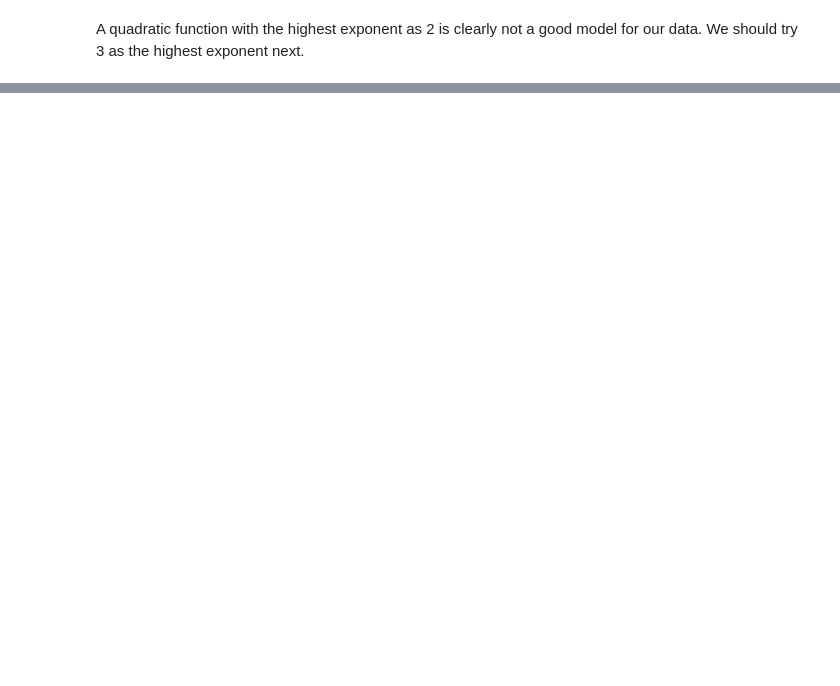
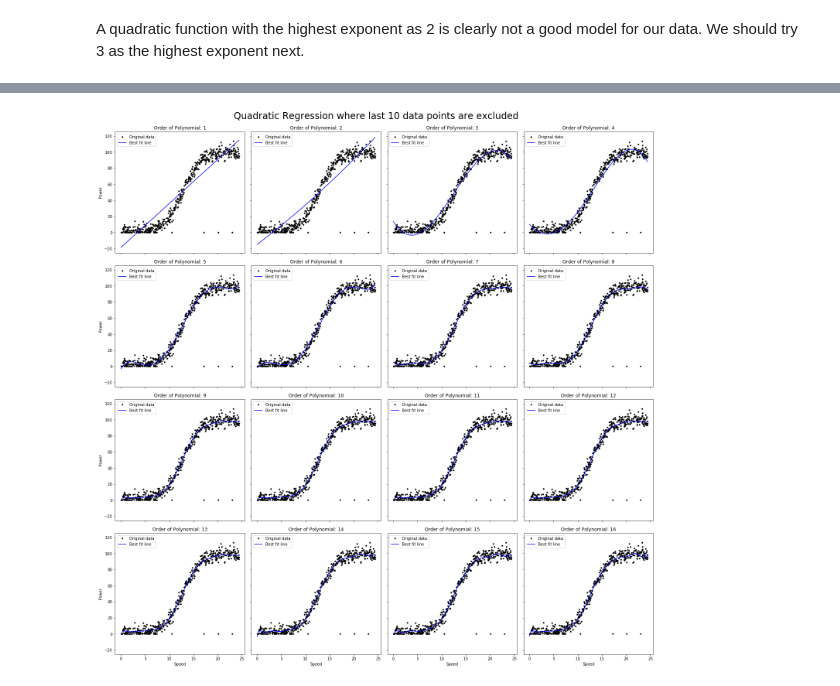
Before and after one commit to ashleycampion/GMIT_fundamentals_of_data_analysis_module, a Jupyter notebook: Project.ipynb, the cells around one changed output, grey strips where cells are left out. Saved outputs shown, nothing was run; the diff lists cells and outputs as text; code cells hidden in the pictures; blank space fills up the shorter version.

```diff
--- a/Project.ipynb
+++ b/Project.ipynb
@@ -192,0 +248,36 @@ Clearly, we have found a strong model for our sample. The only cavet here is tha
+# %%
+#store the cost values for each regression model when excluding last ten data points
+costsWithout = np.empty(0)
+
+ncols = 4
+nrows = ncols
+size = ncols**2
+fig, axes = plt.subplots(nrows=nrows, ncols=ncols, figsize=(20,20), sharex=True, sharey=True, constrained_layout=True)
+axes = axes.flatten()
+for i in range(size):
+    polys = np.empty(500)
+    polys = np.polyfit(df[columns[0]][:490], df[columns[1]][:490], i+1)
+    elements = []
+    for j in range(len(polys)):
+        if j == len(polys)-1:
+            elements.append(df[columns[0]][:490]-df[columns[0]][:490]+polys[j])
+            continue
+        elements.append(polys[j]*df[columns[0]][:490]**(len(polys)-1-j))
+    axes[i].plot(df[columns[0]][:490], df[columns[1]][:490], 'k.', label='Original data')
+    axes[i].plot(df[columns[0]][:490], np.sum(elements, axis=0), 'b-', label='Best fit line')
+    axes[i].set_title(f"Order of Polynomial: {len(polys)-1}")
+    axes[i].legend()
+    if i >= size - ncols:
+        axes[i].set_xlabel('Speed')
+    if i % ncols == 0:
+        axes[i].set_ylabel('Power')
+    cost = np.sum([(df[columns[1]][i] - (np.sum(elements, axis=0))[i])**2 for i in range(df[columns[0]].size-10)])
+    costsWithout = np.append(costsWithout, [cost])
+fig.suptitle("Quadratic Regression where last 10 data points are excluded", fontsize=24)
+plt.show()
+
+
+#for key, value in costsWithout.items():
+#print(f"{key}: {value}")
+# %% [output]
+[figure, added]
```
Also changed, not shown: parts of 11 cells of this notebook.
